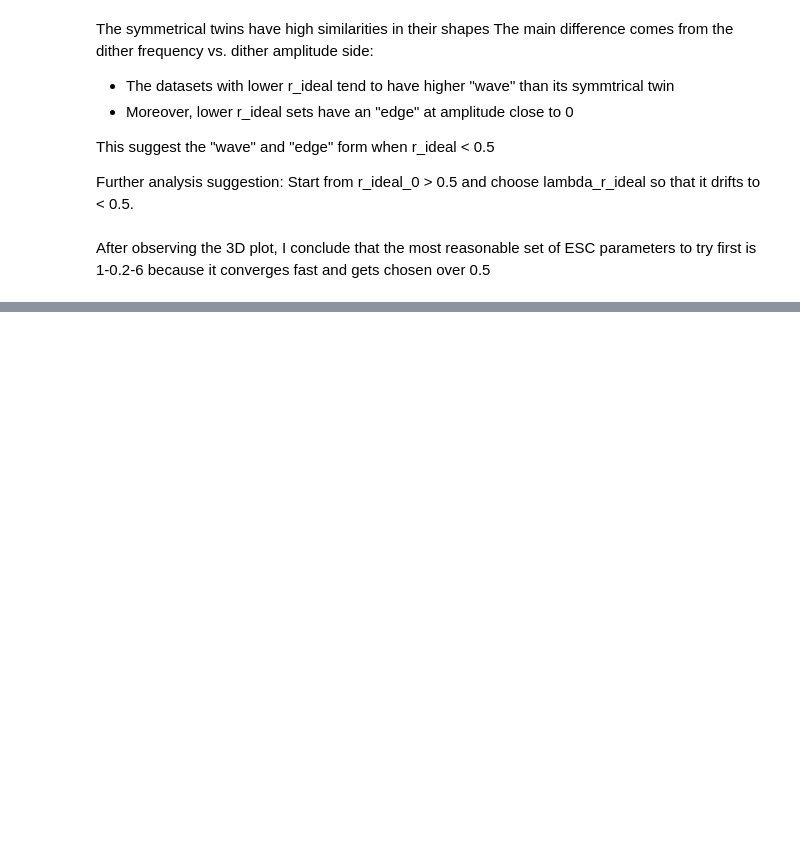
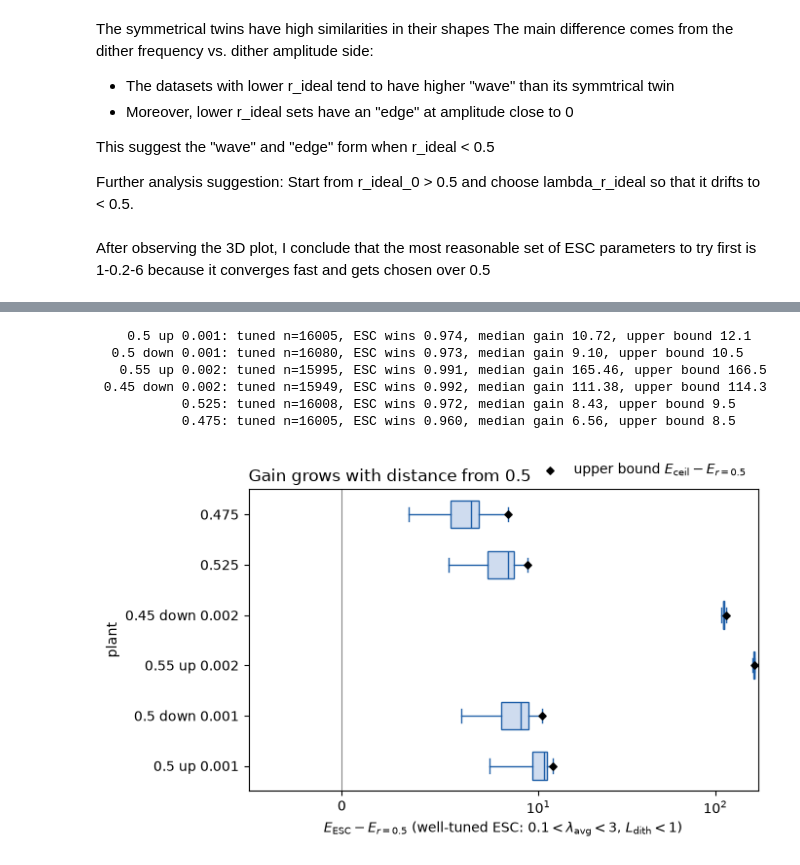
Before and after one commit to HaoPhuc/esc-fuel-ratio, a Jupyter notebook: Optimal-to-operate/OTO-Plant_fix.ipynb, the cells around one changed output, grey strips where cells are left out. Cells and saved outputs as stored; diff of their text form; code cells hidden in the pictures; blank space fills up the shorter version.

```diff
--- a/Optimal-to-operate/OTO-Plant_fix.ipynb
+++ b/Optimal-to-operate/OTO-Plant_fix.ipynb
@@ -368,0 +408,43 @@ After observing the 3D plot, I conclude that the most reasonable set of ESC para
+# %%
+# Six fixed plants, well-tuned ESC runs only (report Fig. 6c)
+import inspect
+
+E_ceil = max(d['energy_ESC'].max() for d in dfs.values())   # best ESC energy reached (E_max = 3306.25 is unreachable)
+data, bound, labels = [], [], []
+for name, d in dfs.items():
+    lam = lam_avg(d['optimizer_gain'], d['dither_frequency'])
+    L = dither_loss(d['dither_amplitude'], d['dither_frequency'])
+    tuned = d[(lam > 0.1) & (lam < 3) & (L < 1)]
+    data.append((tuned['energy_ESC'] - tuned['energy_const']).values)
+    bound.append(E_ceil - d['energy_const'].iloc[0])        # energy_const is the same in every row
+    labels.append(name)
+    print(f"{name:>16}: tuned n={len(tuned)}, ESC wins {tuned['choose_ESC'].mean():.3f}, "
+          f"median gain {np.median(data[-1]):.2f}, upper bound {bound[-1]:.1f}")
+
+with plt.style.context('default'):
+    fig, ax = plt.subplots(figsize=(7, 4.2))
+    y = np.arange(len(data))
+    horiz = (dict(orientation='horizontal') if 'orientation' in inspect.signature(ax.boxplot).parameters
+             else dict(vert=False))                          # matplotlib >= 3.10 vs older
+    ax.boxplot(data, positions=y, widths=0.55, showfliers=False, patch_artist=True,
+               boxprops=dict(facecolor='#cfdcef', edgecolor=FOC), medianprops=dict(color=FOC),
+               whiskerprops=dict(color=FOC), capprops=dict(color=FOC), **horiz)
+    ax.scatter(bound, y, marker='D', color='k', s=14, zorder=3, label=r'upper bound $E_\mathrm{ceil}-E_{r=0.5}$')
+    ax.axvline(0, color=GR, lw=0.8)
+    ax.set_yticks(y); ax.set_yticklabels(labels)
+    ax.set_xscale('symlog', linthresh=10)
+    ax.set_xlabel(r'$E_\mathrm{ESC}-E_{r=0.5}$ (well-tuned ESC: $0.1<\lambda_\mathrm{avg}<3$, $L_\mathrm{dith}<1$)')
+    ax.set_ylabel('plant')
+    ax.legend(frameon=False, loc='lower right', bbox_to_anchor=(1.0, 1.0))
+    ax.set_title('Gain grows with distance from 0.5', loc='left')
+    fig.tight_layout()
+    # fig.savefig('oto_fixed_plants.png', dpi=300, bbox_inches='tight')
+    plt.show()
+# %% [output]
+    0.5 up 0.001: tuned n=16005, ESC wins 0.974, median gain 10.72, upper bound 12.1
+  0.5 down 0.001: tuned n=16080, ESC wins 0.973, median gain 9.10, upper bound 10.5
+   0.55 up 0.002: tuned n=15995, ESC wins 0.991, median gain 165.46, upper bound 166.5
+ 0.45 down 0.002: tuned n=15949, ESC wins 0.992, median gain 111.38, upper bound 114.3
+           0.525: tuned n=16008, ESC wins 0.972, median gain 8.43, upper bound 9.5
+           0.475: tuned n=16005, ESC wins 0.960, median gain 6.56, upper bound 8.5
+[figure, added]
```
Also changed, not shown: parts of 2 cells of this notebook, 6 other files.
